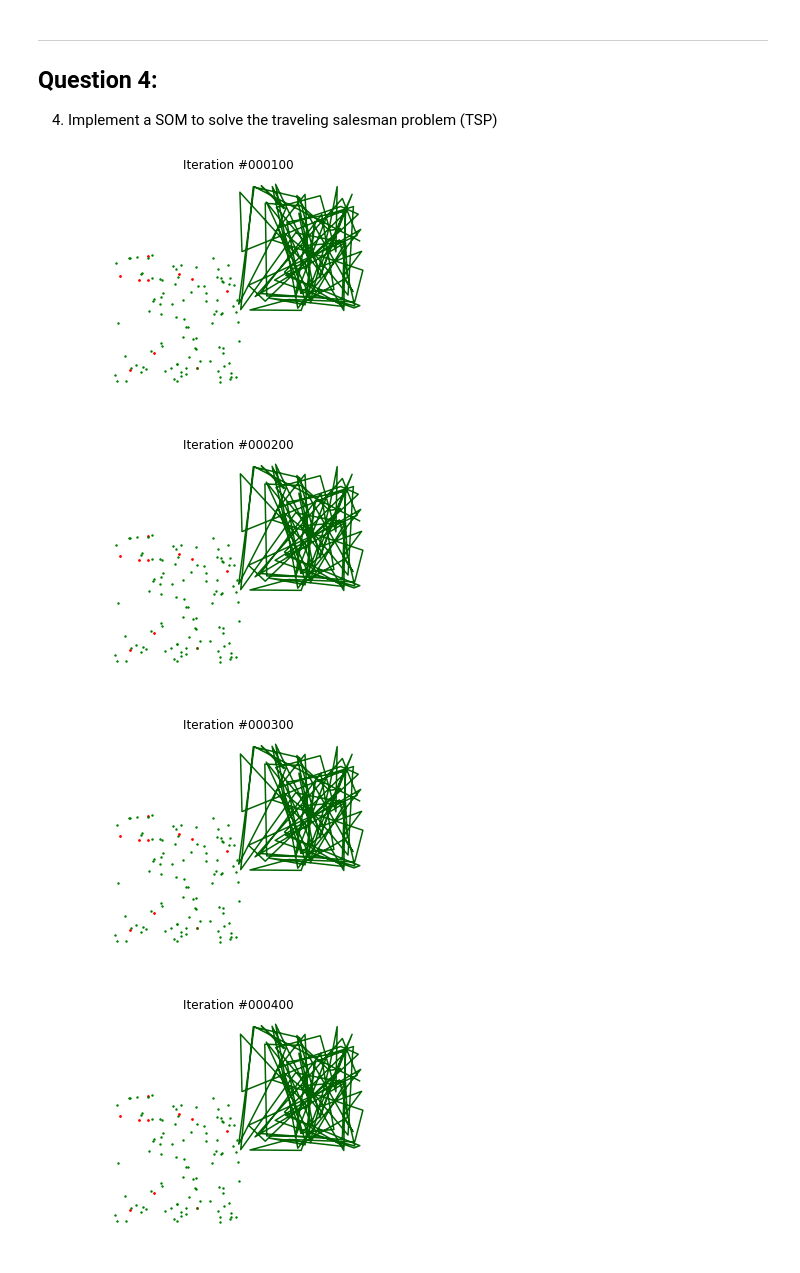
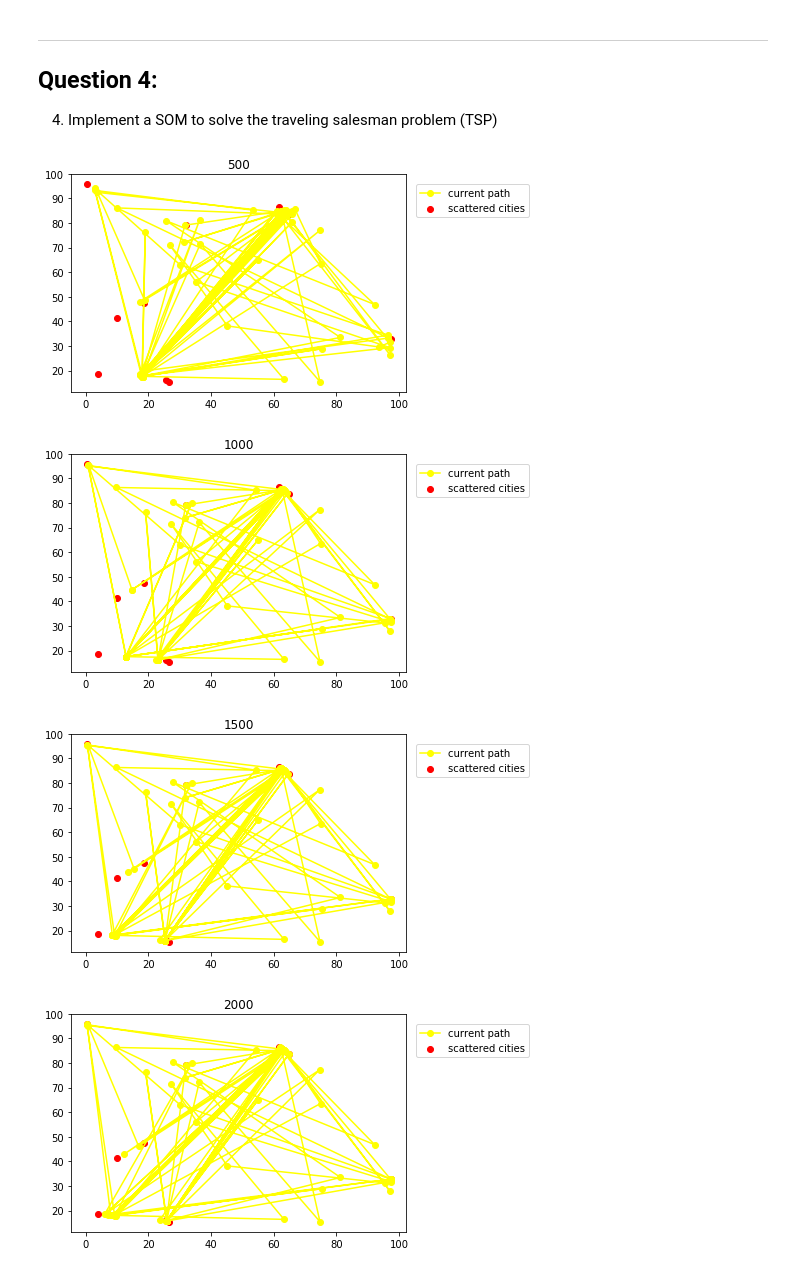
Before and after one commit to debaraj-barua/neural-networks-ws17, a Jupyter notebook: Assignment09/NN_DebarajBarua_NareshKumarGurulingan_041217/NN_DebarajBarua_NareshKumarGurulingan_041217_src/NN_DebarajBarua_NareshKumarGurulingan_041217.ipynb, the cells around one changed output. Saved outputs shown, nothing was run; the diff lists cells and outputs as text; code cells hidden in the pictures.

Commit message:
minor update to SOM for easier visualization

```diff
--- a/Assignment09/NN_DebarajBarua_NareshKumarGurulingan_041217/NN_DebarajBarua_NareshKumarGurulingan_041217_src/NN_DebarajBarua_NareshKumarGurulingan_041217.ipynb
+++ b/Assignment09/NN_DebarajBarua_NareshKumarGurulingan_041217/NN_DebarajBarua_NareshKumarGurulingan_041217_src/NN_DebarajBarua_NareshKumarGurulingan_041217.ipynb
@@ -92,20 +92,19 @@ def get_dist(a,b):
     return numpy.linalg.norm(a-b)
 # %%
 NO_CITIES=10
-MAX_ITERATION=100
+MAX_ITERATION=5000
 XLIM=100
 YLIM=100
 ETA=0.1
-SIGMA=5
+SIGMA=30
 NO_NEURONS=100
-T1=100
-T2=100
+T1=1000/np.log(SIGMA)
+T2=1000
 
 class SOM():
-    def __init__(self, max_iter=1000,eta=0.1,lamda=5):
+    def __init__(self, max_iter=MAX_ITERATION,eta=ETA):
         self.max_iter=max_iter
         self.eta=eta
-        self.lamda=lamda
         self.cities=generate_pts(NO_CITIES,XLIM,YLIM)
         self.weights=generate_pts(NO_NEURONS,XLIM,YLIM)
 
@@ -114,36 +113,36 @@ class SOM():
 
     def decay_width(self,step):
         return SIGMA*np.exp(-step/T1)
 
     def decay_neighbours(self,step,winning_neuron, current_neuron):
         distance=sp.spatial.distance.cdist(winning_neuron,current_neuron)
         return np.exp(-distance**2/(2*self.decay_width(step)**2))[0,0]
 
     def som(self):
         cur_iter=0
 
         while(cur_iter<self.max_iter):
             np.random.seed()
             cur_iter+=1
             sample=self.cities[np.random.choice(len(self.cities), size=1, replace=False)]
 
             winning_neuron_idx=np.argmin(sp.spatial.distance.cdist(self.weights,sample))
             winning_neuron=self.weights[winning_neuron_idx][np.newaxis]
             cur_eta=self.decay_eta(cur_iter)
             for idx, neuron in enumerate(self.weights):
 
                 neuron=neuron[np.newaxis]
                 cur_neighbrs=self.decay_neighbours(cur_iter,winning_neuron,neuron)
 
                 self.weights[idx]+=cur_eta*\
                                    cur_neighbrs*\
                                   (sample-neuron)[0]
-            if(cur_iter%100==0):
-                plot_path2(self.cities,self.weights,title=cur_iter)
+            if(cur_iter%500==0):
+                plot_path(self.cities,self.weights,title=cur_iter)
 
 som=SOM().som()
 # %% [output]
-[figure, old version]
+[figure, new version]
-[figure, old version]
+[figure, new version]
-[figure, old version]
+[figure, new version]
-[figure, old version]
+[figure, new version]
```
Also changed, not shown: parts of 2 cells of this notebook.
